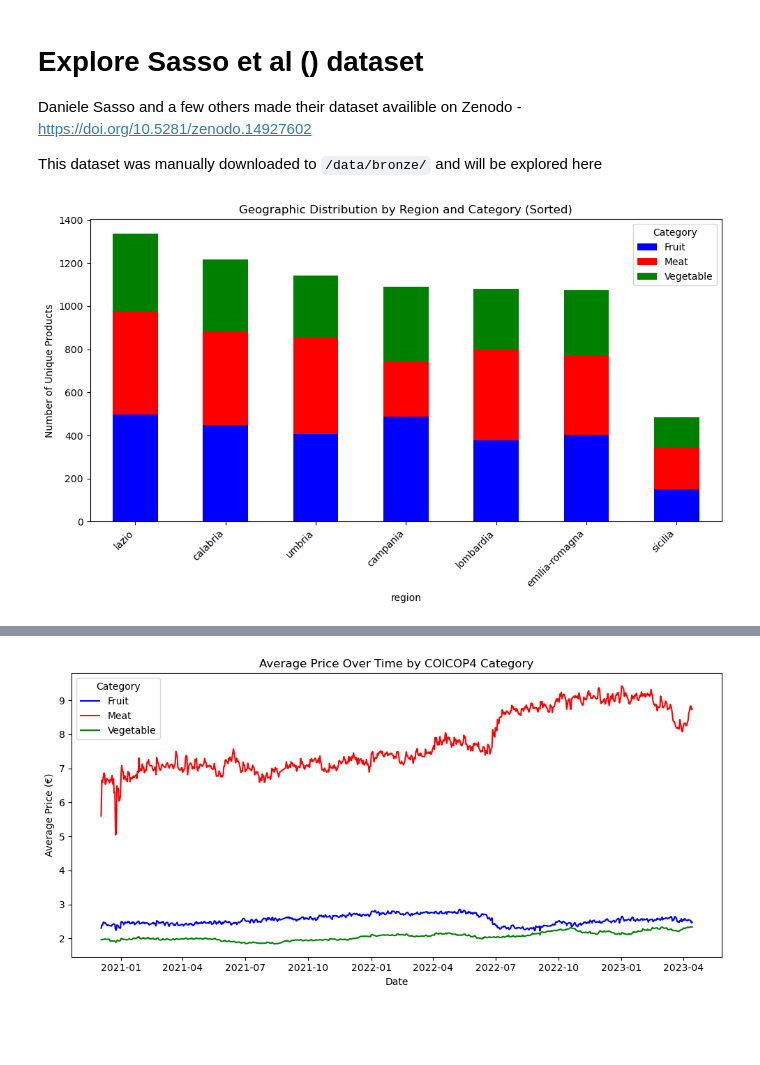
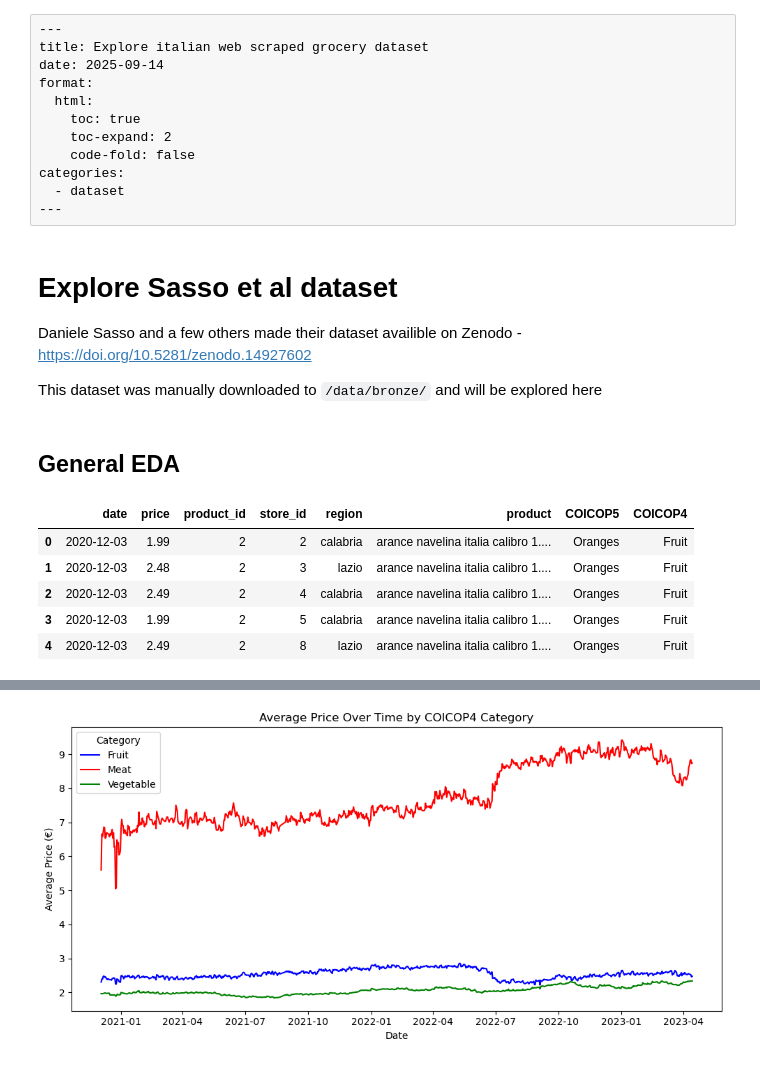
Before and after one commit to sergegoussev/price_stats_experiments, a Jupyter notebook: notebooks/Sasso_et_al_italian_dataset.ipynb, the cells around one changed output, grey strips where cells are left out. Drawn from its saved outputs; the diff is of its cells as text; code cells hidden in the pictures; blank space fills up the shorter version.

Commit message:
update of italian dataset exploration

```diff
--- a/notebooks/Sasso_et_al_italian_dataset.ipynb
+++ b/notebooks/Sasso_et_al_italian_dataset.ipynb
@@ -1,5 +1,17 @@
+# %% [raw]
+---
+title: Explore italian web scraped grocery dataset
+date: 2025-09-14
+format:
+  html:
+    toc: true
+    toc-expand: 2
+    code-fold: false
+categories:
+  - dataset
+---
 # %% [markdown]
-# Explore Sasso et al () dataset
+# Explore Sasso et al dataset
 
 Daniele Sasso and a few others made their dataset availible on Zenodo - https://doi.org/10.5281/zenodo.14927602
 
@@ -9,31 +21,17 @@ This dataset was manually downloaded to `/data/bronze/` and will be explored her
 import pandas as pd
 import matplotlib.pyplot as plt
 import seaborn as sns
+# %% [markdown]
+## General EDA
 # %%
 # Load dataset
 df = pd.read_csv("../data/bronze/Variations_Food_Prices_Italian_Supermarkets_raw.csv")
-
-# Convert date column
-df['date'] = pd.to_datetime(df['date'])  # Format: YYYY-MM-DD
-
-# Define category colors
-category_colors = {"Fruit": "blue", "Vegetable": "green", "Meat": "red"}
-
-# ------------------------------------------------------------
-# Geographic distribution of unique products by region
-# ------------------------------------------------------------
-geo = df.groupby(["region", "COICOP4"])["product_id"].nunique().reset_index()
-pivot_geo = geo.pivot(index="region", columns="COICOP4", values="product_id").fillna(0)
-pivot_geo["Total"] = pivot_geo.sum(axis=1)
-pivot_geo = pivot_geo.sort_values("Total", ascending=False).drop(columns="Total")
-pivot_geo = pivot_geo[["Fruit", "Meat", "Vegetable"]]
-
-pivot_geo.plot(kind="bar", stacked=True, figsize=(10,6), color=["blue", "red", "green"])
-plt.ylabel("Number of Unique Products")
-plt.title("Geographic Distribution by Region and Category (Sorted)")
-plt.xticks(rotation=45, ha="right")
-plt.legend(title="Category")
-plt.tight_layout()
-plt.show()
-# %% [output]
-[figure, removed]
+# %%
+df.head()
+# %% [output]
+|  | date | price | product_id | store_id | region | product | COICOP5 | COICOP4 |
+| 0 | 2020-12-03 | 1.99 | 2 | 2 | calabria | arance navelina italia calibro 1.... | Oranges | Fruit |
+| 1 | 2020-12-03 | 2.48 | 2 | 3 | lazio | arance navelina italia calibro 1.... | Oranges | Fruit |
+| 2 | 2020-12-03 | 2.49 | 2 | 4 | calabria | arance navelina italia calibro 1.... | Oranges | Fruit |
+| 3 | 2020-12-03 | 1.99 | 2 | 5 | calabria | arance navelina italia calibro 1.... | Oranges | Fruit |
+| 4 | 2020-12-03 | 2.49 | 2 | 8 | lazio | arance navelina italia calibro 1.... | Oranges | Fruit |
```
Also changed, not shown: parts of 5 cells of this notebook.
